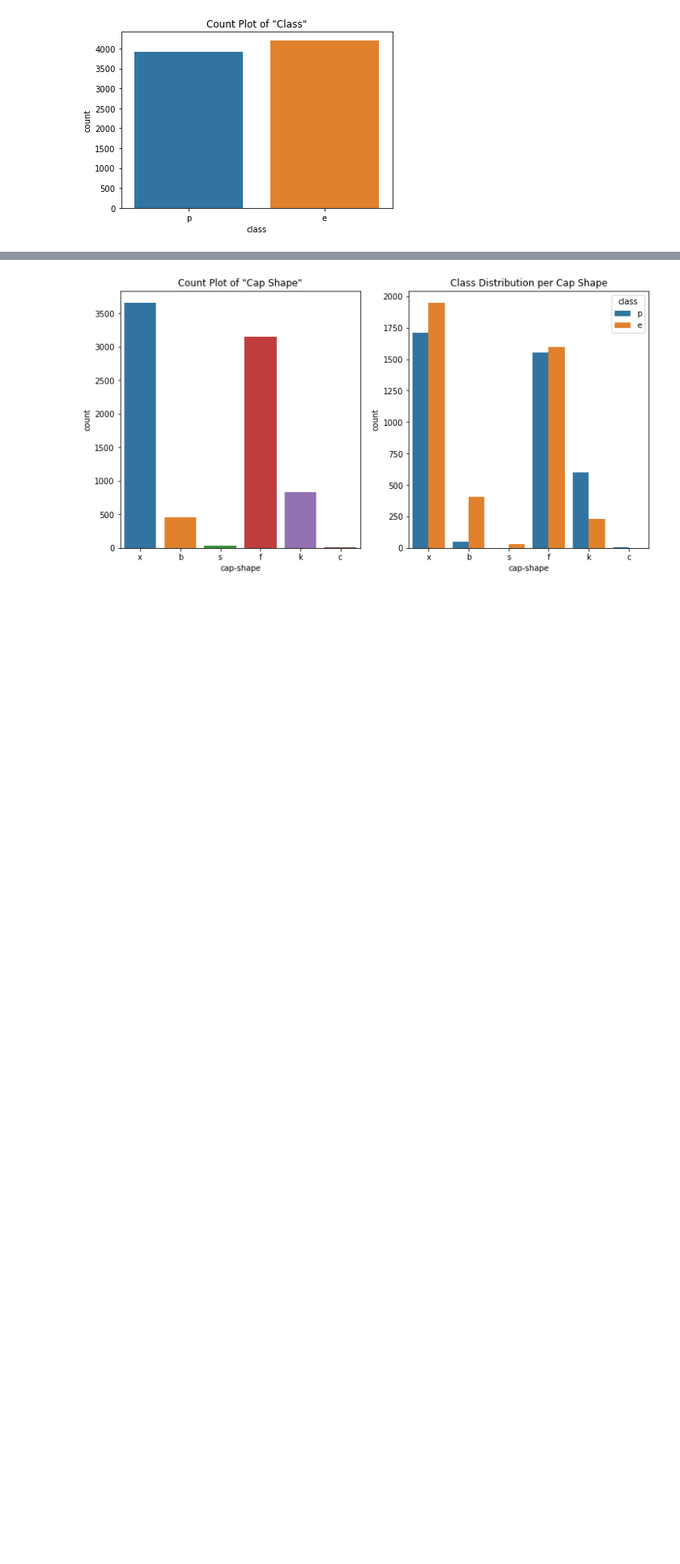
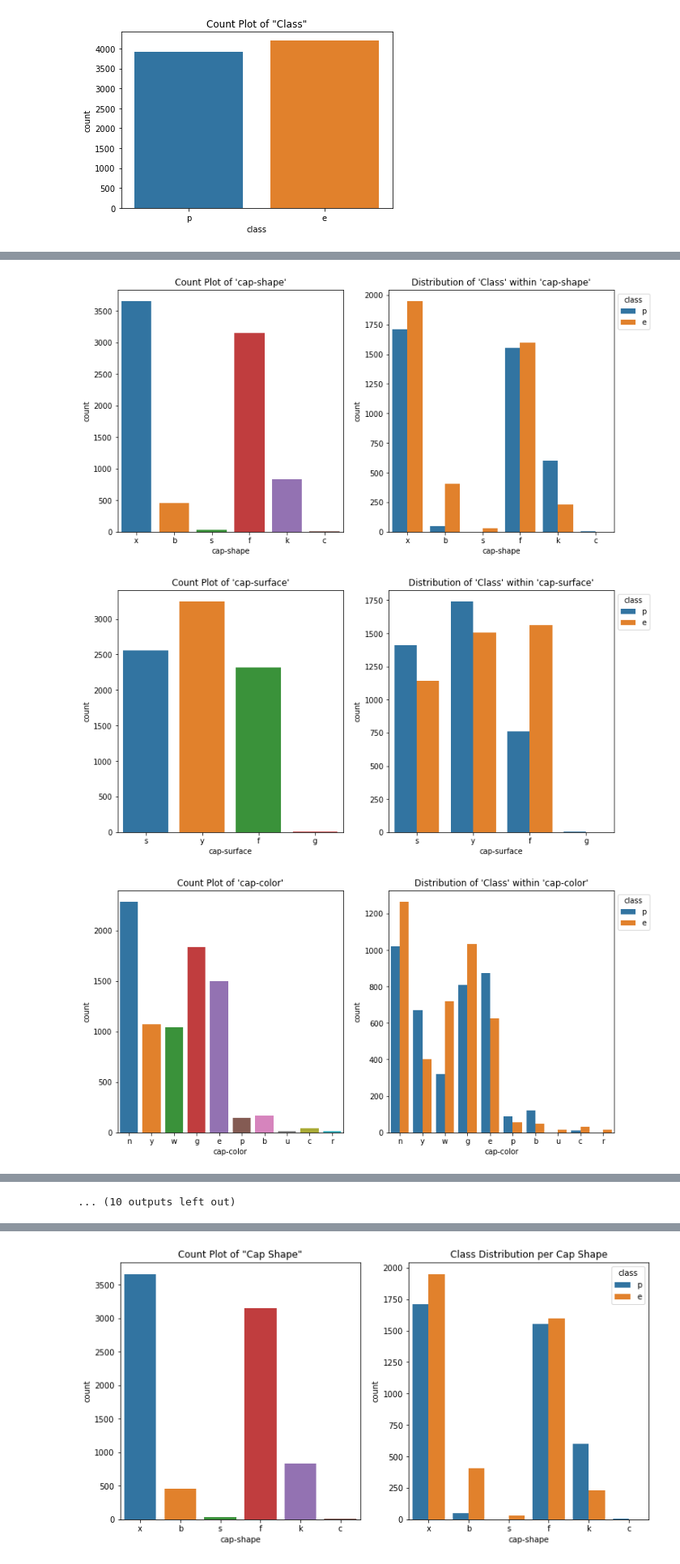
Before and after one commit to AvinashBisram/Machine-Learning, a Jupyter notebook: Classification/Classification Comparison.ipynb, the cells around one changed output, grey strips where cells are left out. Shown at 81% size. Cells and saved outputs as stored; diff of their text form; code cells hidden in the pictures; blank space fills up the shorter version.

```diff
--- a/Classification/Classification Comparison.ipynb
+++ b/Classification/Classification Comparison.ipynb
@@ -236,0 +252,16 @@ plt.show()
+# %%
+'''Given a feature, visualize the counts of each value within and the breakdown of "class" for each value'''
+
+def visualizeCounts(columnName):
+    plt.figure(figsize=(12,6))
+
+    plt.subplot(1,2,1)
+    sns.countplot(x=rawData[columnName])
+    plt.title(f"Count Plot of '{columnName}'")
+
+    plt.subplot(1,2,2)
+    sns.countplot(data=rawData, x=columnName, hue='class')
+    plt.title(f"Distribution of 'Class' within '{columnName}'")
+    plt.legend(title='class', loc=('upper left'), bbox_to_anchor=(1,1))
+
+    plt.show()
@@ -241,0 +326,7 @@ sns.barplot(x=temp.index,y=temp['class']);
+# %%
+for columnName in rawData.columns[1:]:
+    visualizeCounts(columnName)
+# %% [output]
+[figure, added]
+[figure, added]
+[figure, added]
@@ -241,0 +342 @@ sns.barplot(x=temp.index,y=temp['class']);
+... (10 outputs left out)
```
Also changed, not shown: parts of 43 cells of this notebook.
